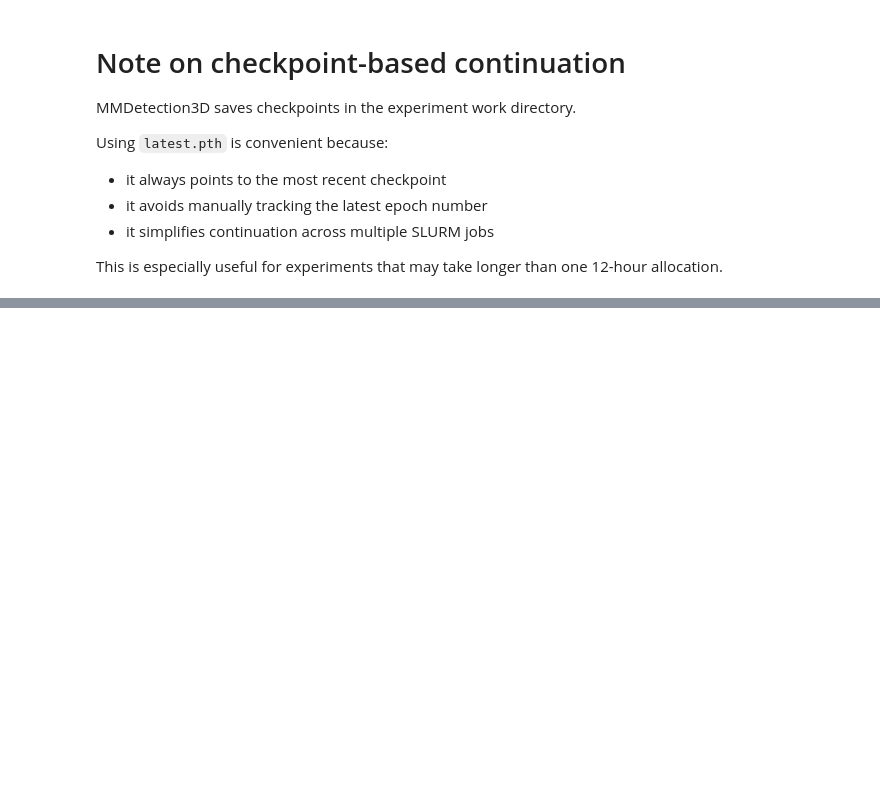
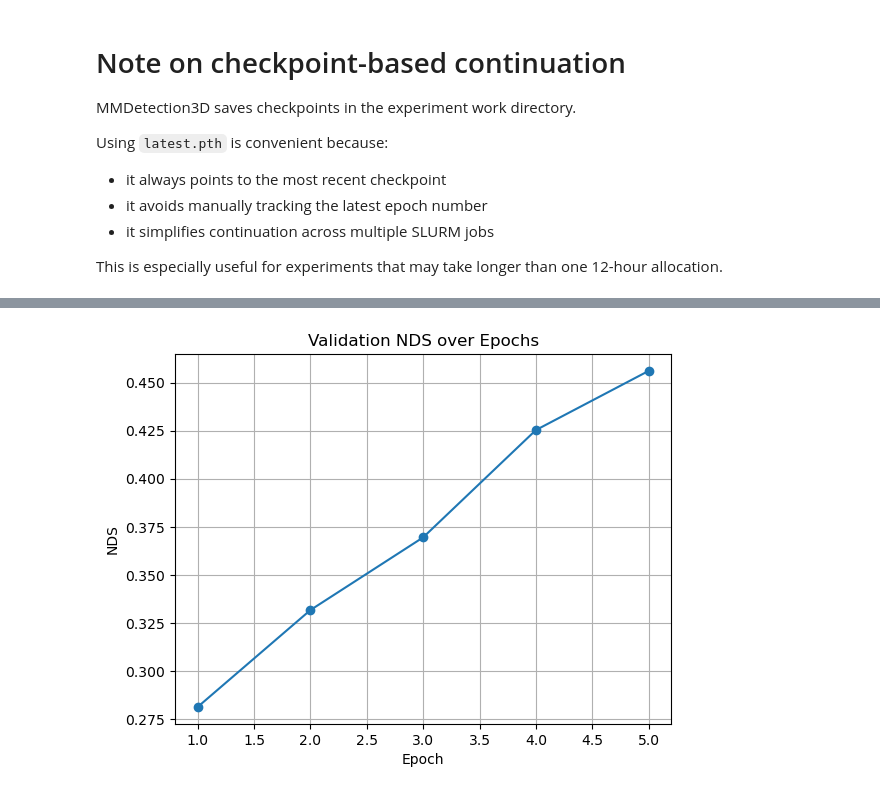
Before and after one commit to darkcyan-ugli-fruit/nuscenes-multimodal-learning, a Jupyter notebook: notebooks/02_baseline_lidar_nuscenes.ipynb, the cells around one changed output, grey strips where cells are left out. Cells and saved outputs as stored; diff of their text form; code cells hidden in the pictures; blank space fills up the shorter version.

```diff
--- a/notebooks/02_baseline_lidar_nuscenes.ipynb
+++ b/notebooks/02_baseline_lidar_nuscenes.ipynb
@@ -907,0 +1123,11 @@ This is especially useful for experiments that may take longer than one 12-hour
+# %%
+VALIDATION_KEYS = set()
+
+for record in SCALAR_RECORDS:
+    for key in record.keys():
+        if "NuScenes metric" in key:
+            VALIDATION_KEYS.add(key)
+
+print("Validation metric keys found:")
+for key in sorted(VALIDATION_KEYS):
+    print("-", key)
@@ -907,0 +1156,16 @@ This is especially useful for experiments that may take longer than one 12-hour
+# %%
+from typing import List
+
+NDS_KEY = "NuScenes metric/pred_instances_3d_NuScenes/NDS"
+
+VAL_STEPS: List[int] = []
+NDS_VALUES: List[float] = []
+
+for record in SCALAR_RECORDS:
+    if NDS_KEY in record:
+        VAL_STEPS.append(record["step"])
+        NDS_VALUES.append(record[NDS_KEY])
+
+print("Number of validation points:", len(NDS_VALUES))
+print("Validation steps:", VAL_STEPS)
+print("NDS values:", NDS_VALUES)
@@ -907,0 +1180,16 @@ This is especially useful for experiments that may take longer than one 12-hour
+# %%
+import matplotlib.pyplot as plt
+
+plt.figure()
+
+plt.plot(VAL_STEPS, NDS_VALUES, marker='o')
+
+plt.xlabel("Epoch")
+plt.ylabel("NDS")
+plt.title("Validation NDS over Epochs")
+
+plt.grid()
+
+plt.show()
+# %% [output]
+[figure, added]
```
Also changed, not shown: parts of 48 cells of this notebook, 3 other files.
